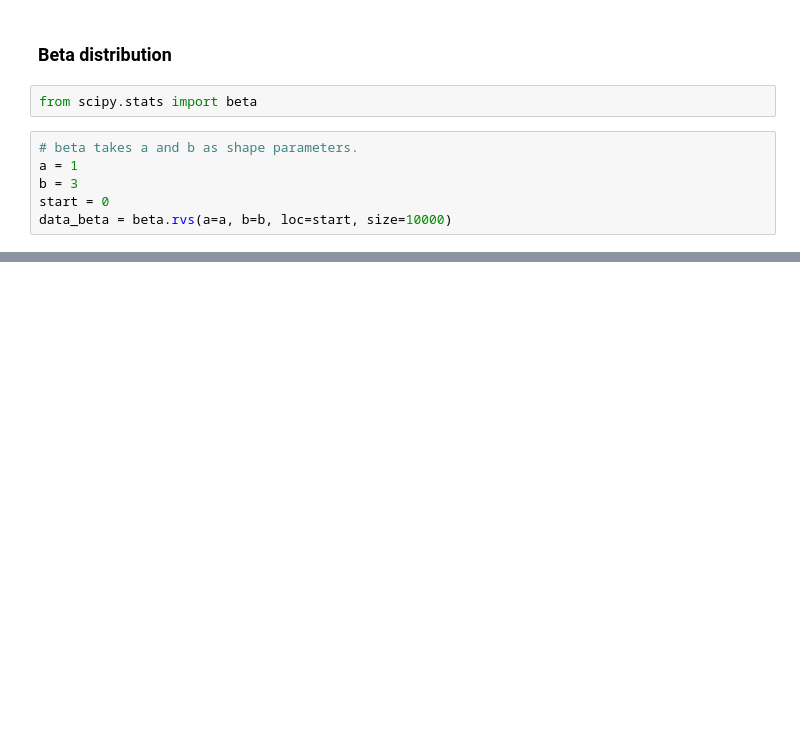
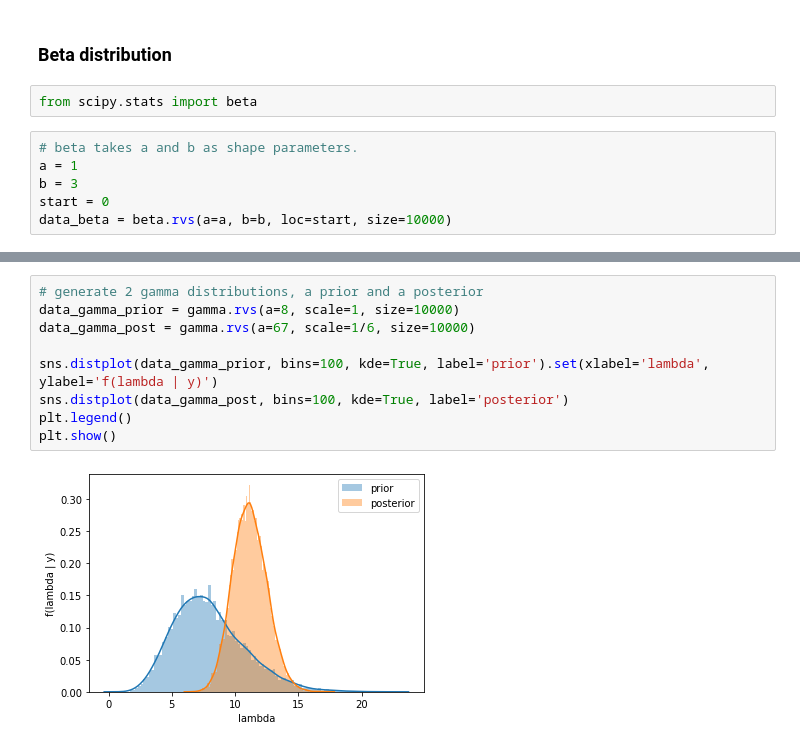
Before and after one commit to elisiojsj/Reference-Materials, a Jupyter notebook: Probability_distributions.ipynb, the cells around one changed output, grey strips where cells are left out. Saved outputs shown, nothing was run; the diff lists cells and outputs as text; blank space fills up the shorter version.

```diff
--- a/Probability_distributions.ipynb
+++ b/Probability_distributions.ipynb
@@ -314,0 +316,11 @@ sns.distplot(data_beta, bins=100, kde=True).set(xlabel='Beta Distribution', ylab
+# %%
+# generate 2 gamma distributions, a prior and a posterior
+data_gamma_prior = gamma.rvs(a=8, scale=1, size=10000)
+data_gamma_post = gamma.rvs(a=67, scale=1/6, size=10000)
+
+sns.distplot(data_gamma_prior, bins=100, kde=True, label='prior').set(xlabel='lambda', ylabel='f(lambda | y)')
+sns.distplot(data_gamma_post, bins=100, kde=True, label='posterior')
+plt.legend()
+plt.show()
+# %% [output]
+[figure, added]
```
Also changed, not shown: parts of 17 cells of this notebook.
